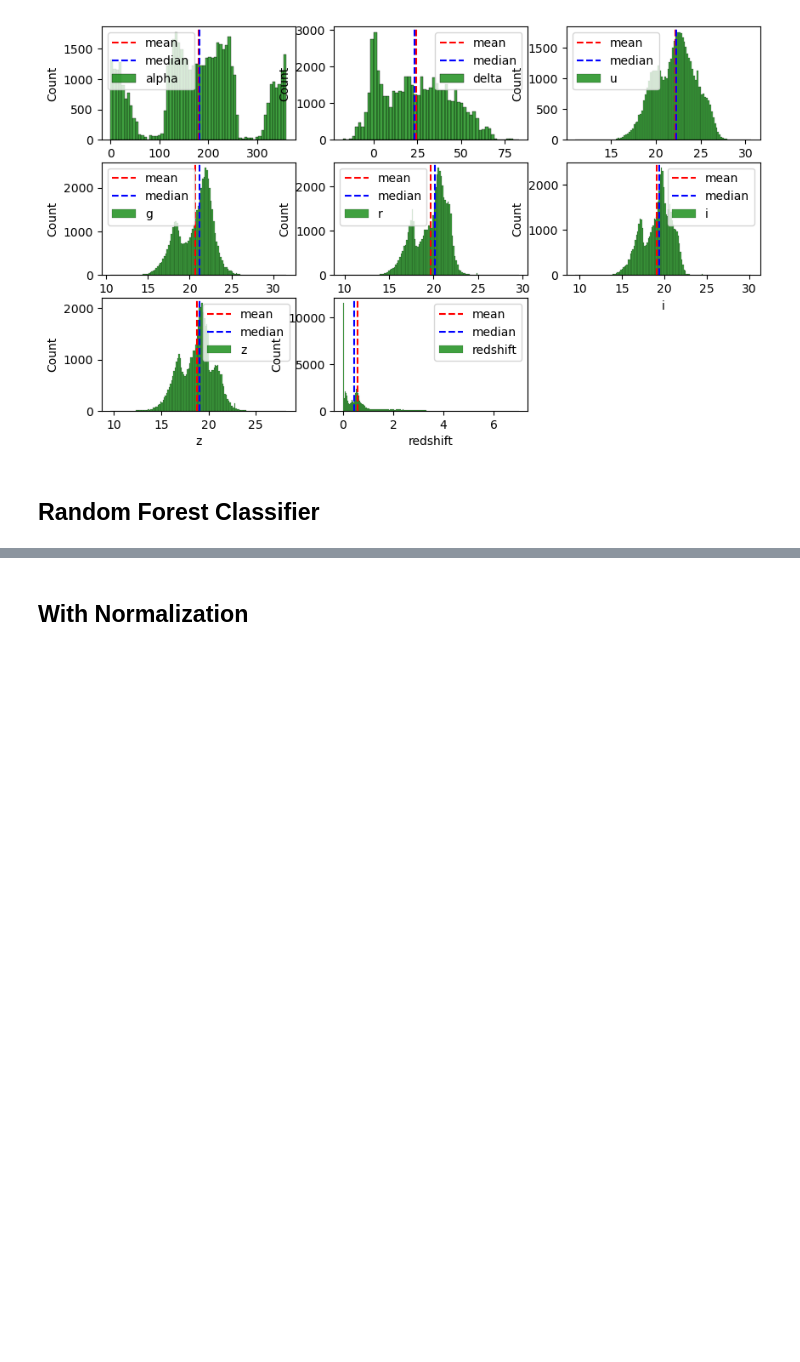
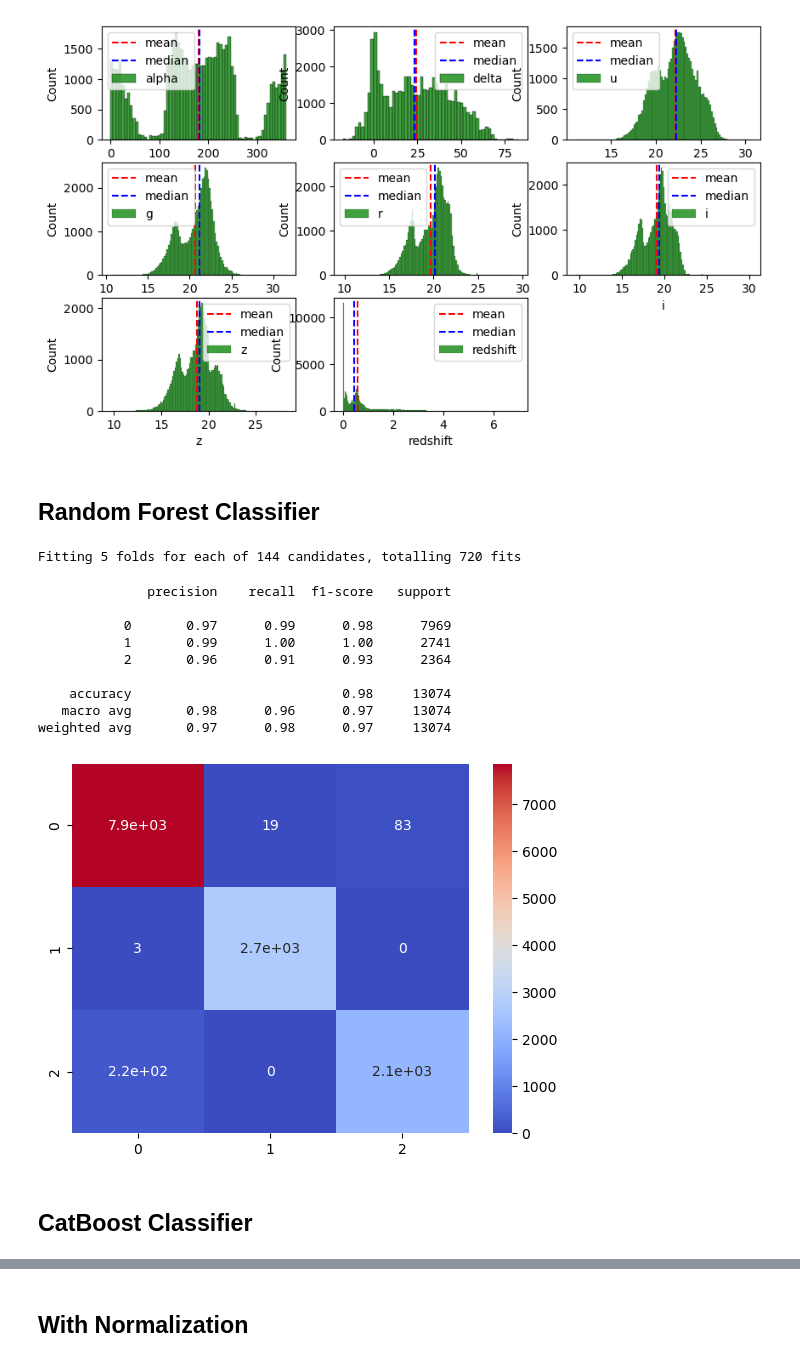
Before and after one commit to vilhess/methode-supervise, a Jupyter notebook: files/classification.ipynb, the cells around one changed output, grey strips where cells are left out. Saved outputs shown, nothing was run; the diff lists cells and outputs as text; code cells hidden in the pictures; blank space fills up the shorter version.

```diff
--- a/files/classification.ipynb
+++ b/files/classification.ipynb
@@ -3,7 +3,7 @@ import pandas as pd
 import matplotlib.pyplot as plt
 import seaborn as sns
 # %%
-path = 'data_cla/stars_train.csv'
+path = '../data/data_cla/stars_train.csv'
 # %%
 df = pd.read_csv(path)
 # %%
@@ -94,0 +96,28 @@ from sklearn.ensemble import RandomForestClassifier
+# %%
+rf = RandomForestClassifier()
+
+params = {
+    'n_estimators': [10, 50, 100, 200],
+    'max_depth': [None, 5, 10, 20],
+    'min_samples_split': [2, 5, 10],
+    'min_samples_leaf': [1, 2, 5]
+}
+
+grid = GridSearchCV(rf, params, cv=5, n_jobs=-1, verbose=1)
+
+grid.fit(X_train, y_train)
+
+grid.best_params_
+
+grid.best_score_
+
+grid.score(X_test, y_test)
+
+y_preds = grid.predict(X_test)
+
+new_results = pd.DataFrame({'y_test': y_test,
+                            'y_preds': y_preds})
+
+new_results.to_csv('../résultats_models/classif/random_forest.csv', index=False)
+# %% [output]
+Fitting 5 folds for each of 144 candidates, totalling 720 fits
@@ -95 +129,24 @@ from sklearn.ensemble import RandomForestClassifier
+# %%
+from sklearn.metrics import confusion_matrix, classification_report
+
+y_preds = grid.predict(X_test)
+
+confusion_matrix(y_test, y_preds)
+
+sns.heatmap(confusion_matrix(y_test, y_preds), annot=True, cmap='coolwarm')
+
+print(classification_report(y_test, y_preds))
+# %% [output]
+              precision    recall  f1-score   support
+
+           0       0.97      0.99      0.98      7969
+           1       0.99      1.00      1.00      2741
+           2       0.96      0.91      0.93      2364
+
+    accuracy                           0.98     13074
+   macro avg       0.98      0.96      0.97     13074
+weighted avg       0.97      0.98      0.97     13074
+[figure, added]
+# %% [markdown]
+## CatBoost Classifier
 # %%
```
Also changed, not shown: parts of 10 cells of this notebook, 13 other files.
